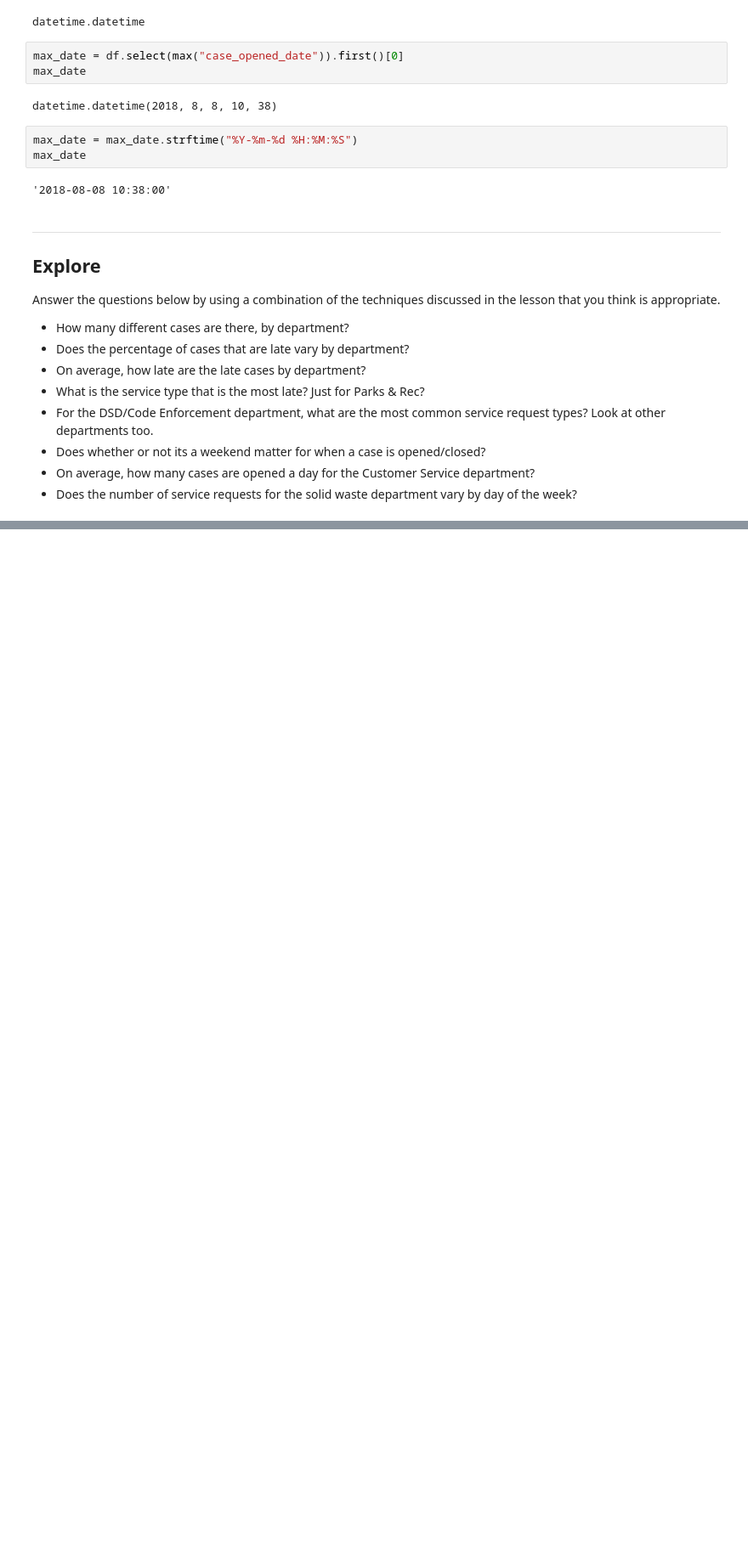
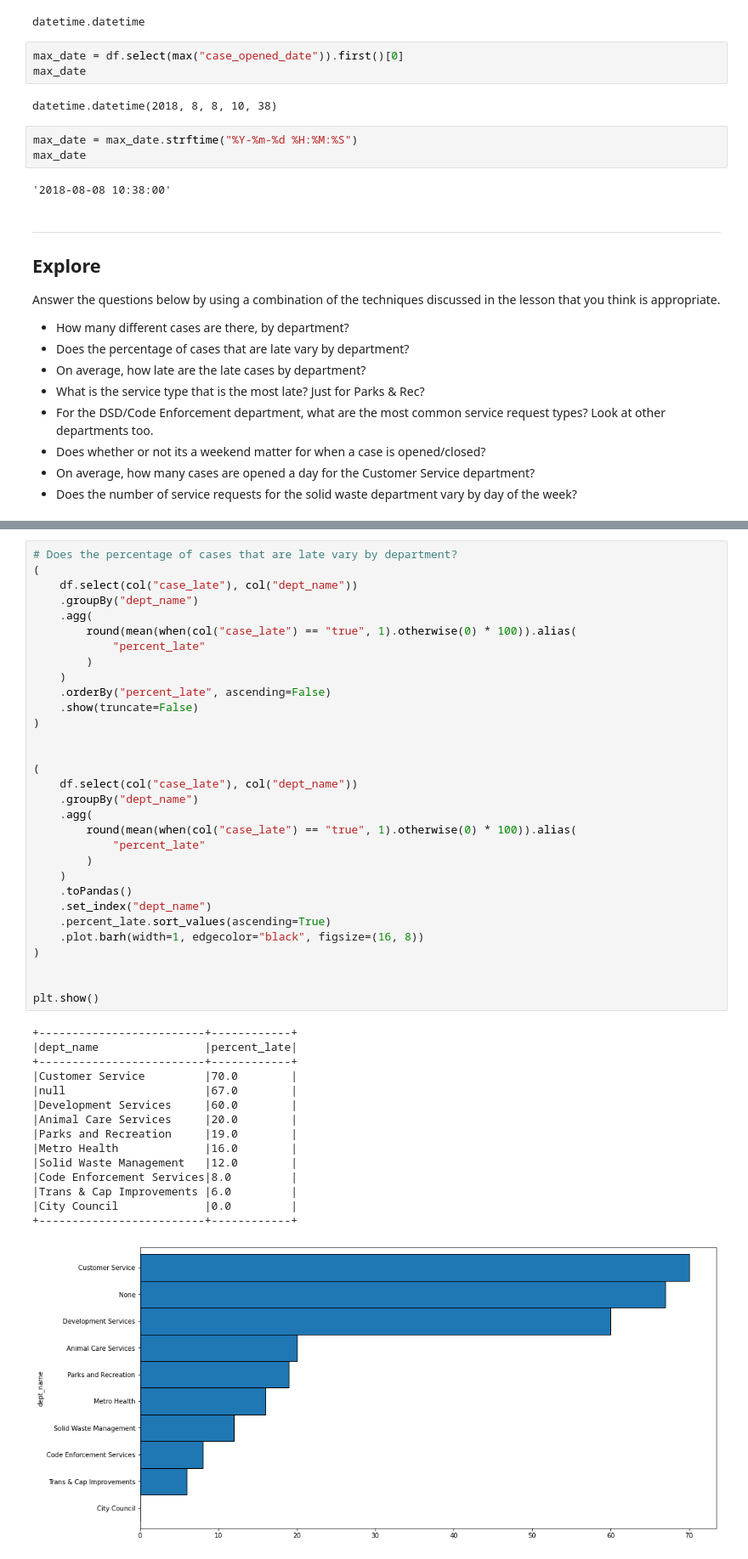
Before and after one commit to aleclhartman/distributed-ml, a Jupyter notebook: wrangle.ipynb, the cells around one changed output, grey strips where cells are left out. Shown: that part at 85% size. Cells and saved outputs as stored; diff of their text form; blank space fills up the shorter version.

```diff
--- a/wrangle.ipynb
+++ b/wrangle.ipynb
@@ -880,0 +944,47 @@ Answer the questions below by using a combination of the techniques discussed in
+# %%
+# Does the percentage of cases that are late vary by department?
+(
+    df.select(col("case_late"), col("dept_name"))
+    .groupBy("dept_name")
+    .agg(
+        round(mean(when(col("case_late") == "true", 1).otherwise(0) * 100)).alias(
+            "percent_late"
+        )
+    )
+    .orderBy("percent_late", ascending=False)
+    .show(truncate=False)
+)
+
+
+(
+    df.select(col("case_late"), col("dept_name"))
+    .groupBy("dept_name")
+    .agg(
+        round(mean(when(col("case_late") == "true", 1).otherwise(0) * 100)).alias(
+            "percent_late"
+        )
+    )
+    .toPandas()
+    .set_index("dept_name")
+    .percent_late.sort_values(ascending=True)
+    .plot.barh(width=1, edgecolor="black", figsize=(16, 8))
+)
+
+
+plt.show()
+# %% [output]
++-------------------------+------------+
+|dept_name                |percent_late|
++-------------------------+------------+
+|Customer Service         |70.0        |
+|null                     |67.0        |
+|Development Services     |60.0        |
+|Animal Care Services     |20.0        |
+|Parks and Recreation     |19.0        |
+|Metro Health             |16.0        |
+|Solid Waste Management   |12.0        |
+|Code Enforcement Services|8.0         |
+|Trans & Cap Improvements |6.0         |
+|City Council             |0.0         |
++-------------------------+------------+
+[figure, added]
```
Also changed, not shown: parts of 10 cells of this notebook.
